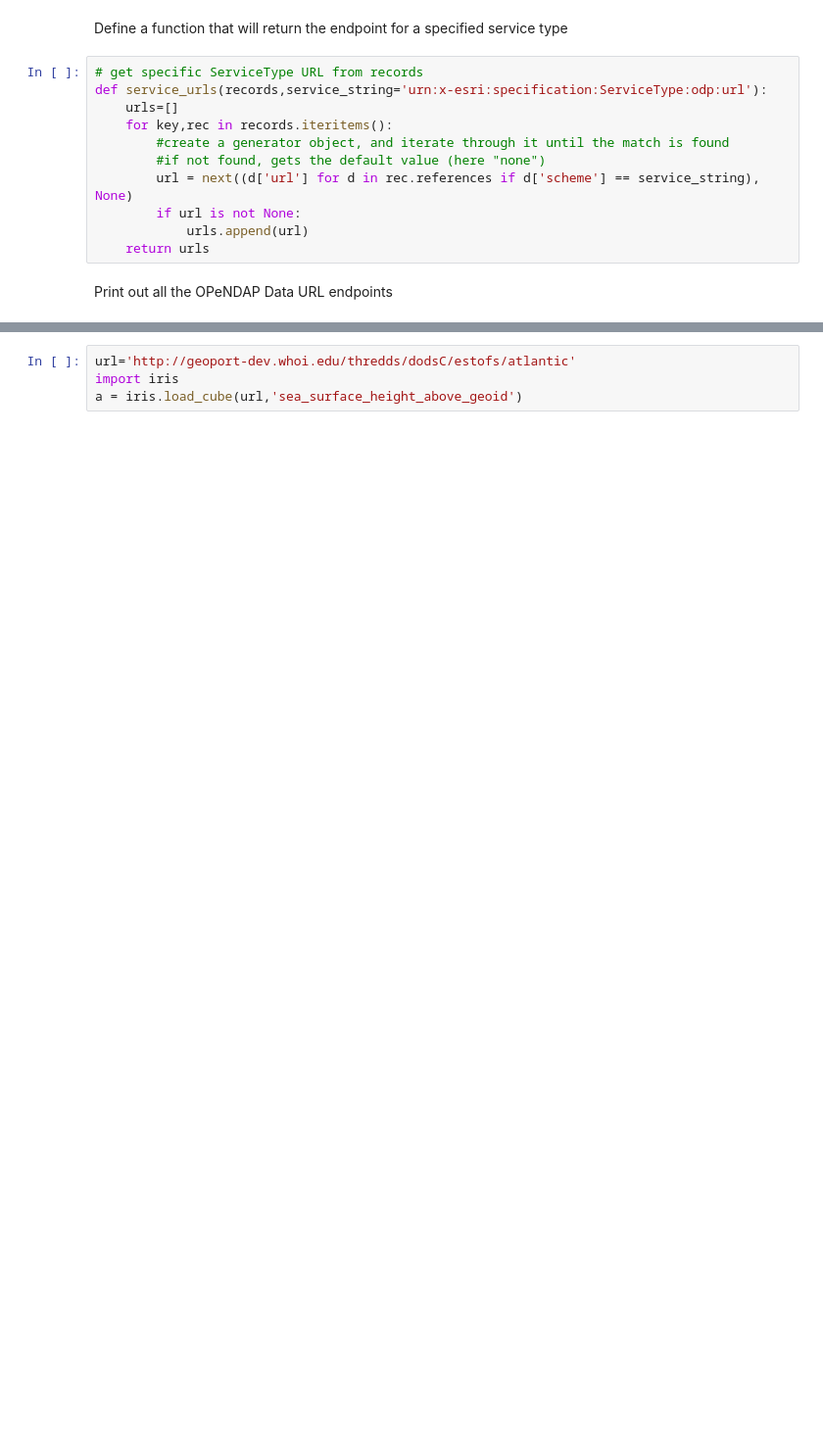
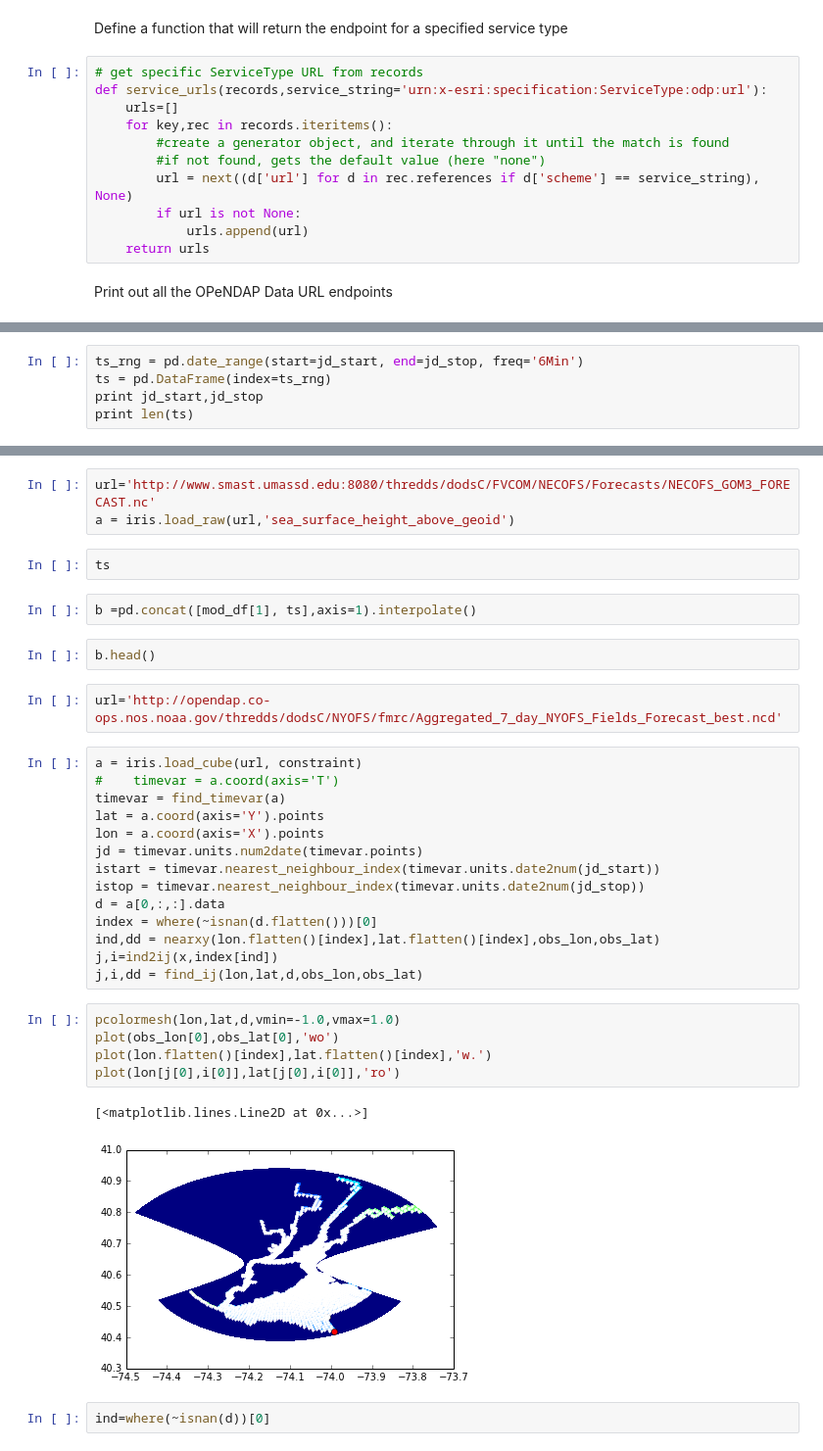
Before and after one commit to hdean83/notebook, a Jupyter notebook: CSW/IOOS_NY_Inundation.ipynb, the cells around one changed output, grey strips where cells are left out. Shown: that part at 98% size. Cells and saved outputs as stored; diff of their text form; blank space fills up the shorter version.

```diff
--- a/CSW/IOOS_NY_Inundation.ipynb
+++ b/CSW/IOOS_NY_Inundation.ipynb
@@ -242,0 +336,5 @@ def standard_names(ncv):
+# %%
+ts_rng = pd.date_range(start=jd_start, end=jd_stop, freq='6Min')
+ts = pd.DataFrame(index=ts_rng)
+print jd_start,jd_stop
+print len(ts)
@@ -243,4 +396,35 @@ def standard_names(ncv):
 # %%
-url='http://geoport-dev.whoi.edu/thredds/dodsC/estofs/atlantic'
-import iris
-a = iris.load_cube(url,'sea_surface_height_above_geoid')
+url='http://www.smast.umassd.edu:8080/thredds/dodsC/FVCOM/NECOFS/Forecasts/NECOFS_GOM3_FORECAST.nc'
+a = iris.load_raw(url,'sea_surface_height_above_geoid')
+# %%
+ts
+# %%
+b =pd.concat([mod_df[1], ts],axis=1).interpolate()
+# %%
+b.head()
+# %%
+url='http://opendap.co-ops.nos.noaa.gov/thredds/dodsC/NYOFS/fmrc/Aggregated_7_day_NYOFS_Fields_Forecast_best.ncd'
+# %%
+a = iris.load_cube(url, constraint)
+#    timevar = a.coord(axis='T')
+timevar = find_timevar(a)
+lat = a.coord(axis='Y').points
+lon = a.coord(axis='X').points
+jd = timevar.units.num2date(timevar.points)
+istart = timevar.nearest_neighbour_index(timevar.units.date2num(jd_start))
+istop = timevar.nearest_neighbour_index(timevar.units.date2num(jd_stop))
+d = a[0,:,:].data
+index = where(~isnan(d.flatten()))[0]
+ind,dd = nearxy(lon.flatten()[index],lat.flatten()[index],obs_lon,obs_lat)
+j,i=ind2ij(x,index[ind])
+j,i,dd = find_ij(lon,lat,d,obs_lon,obs_lat)
+# %%
+pcolormesh(lon,lat,d,vmin=-1.0,vmax=1.0)
+plot(obs_lon[0],obs_lat[0],'wo')
+plot(lon.flatten()[index],lat.flatten()[index],'w.')
+plot(lon[j[0],i[0]],lat[j[0],i[0]],'ro')
+# %% [output]
+[<matplotlib.lines.Line2D at 0x...>]
+[figure, added]
+# %%
+ind=where(~isnan(d))[0]
```
Also changed, not shown: parts of 53 cells of this notebook.
